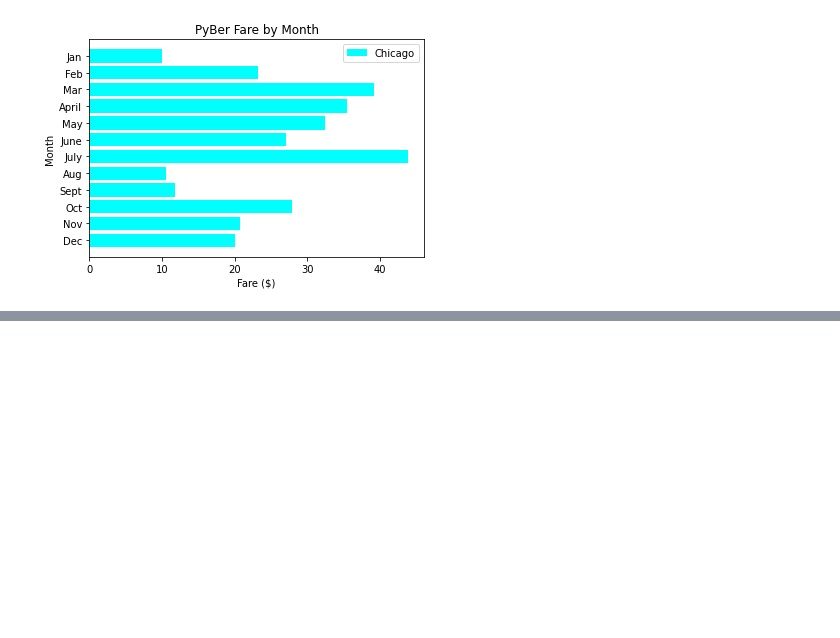
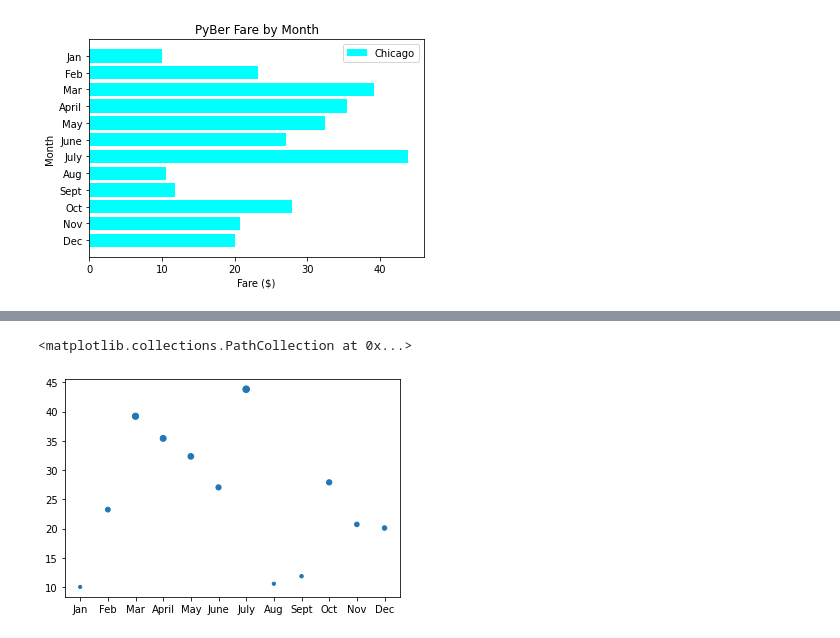
Before and after one commit to tfoster-ut/PyBer_Analysis, a Jupyter notebook: matplotlib_practice.ipynb, the cells around one changed output, grey strips where cells are left out. Saved outputs shown, nothing was run; the diff lists cells and outputs as text; code cells hidden in the pictures; blank space fills up the shorter version.

```diff
--- a/matplotlib_practice.ipynb
+++ b/matplotlib_practice.ipynb
@@ -177,0 +210,5 @@ ax.legend()
+# %%
+plt.scatter(x_axis, y_axis, s=y_axis)
+# %% [output]
+<matplotlib.collections.PathCollection at 0x...>
+[figure, added]
```
Also changed, not shown: parts of 9 cells of this notebook.
